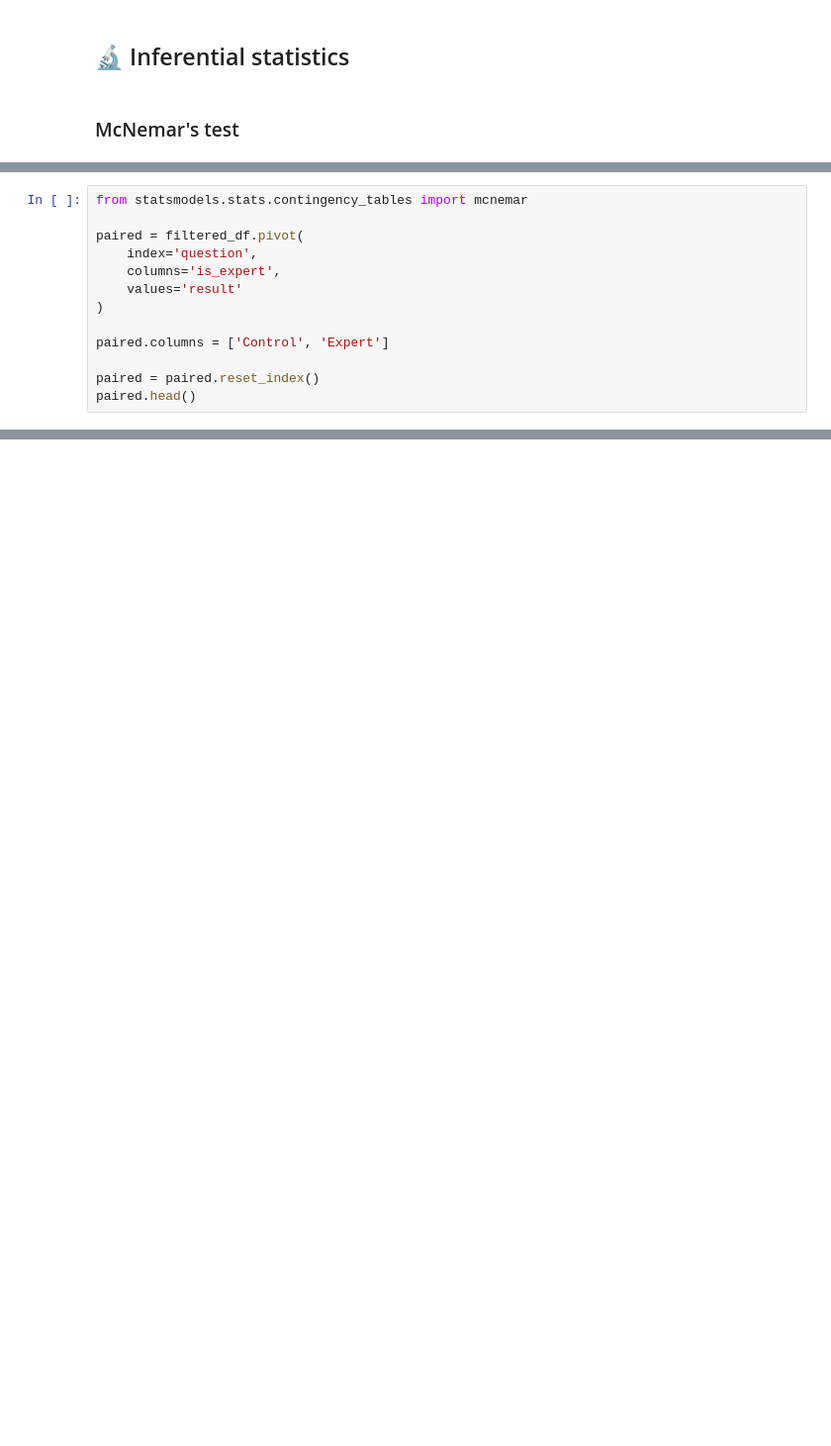
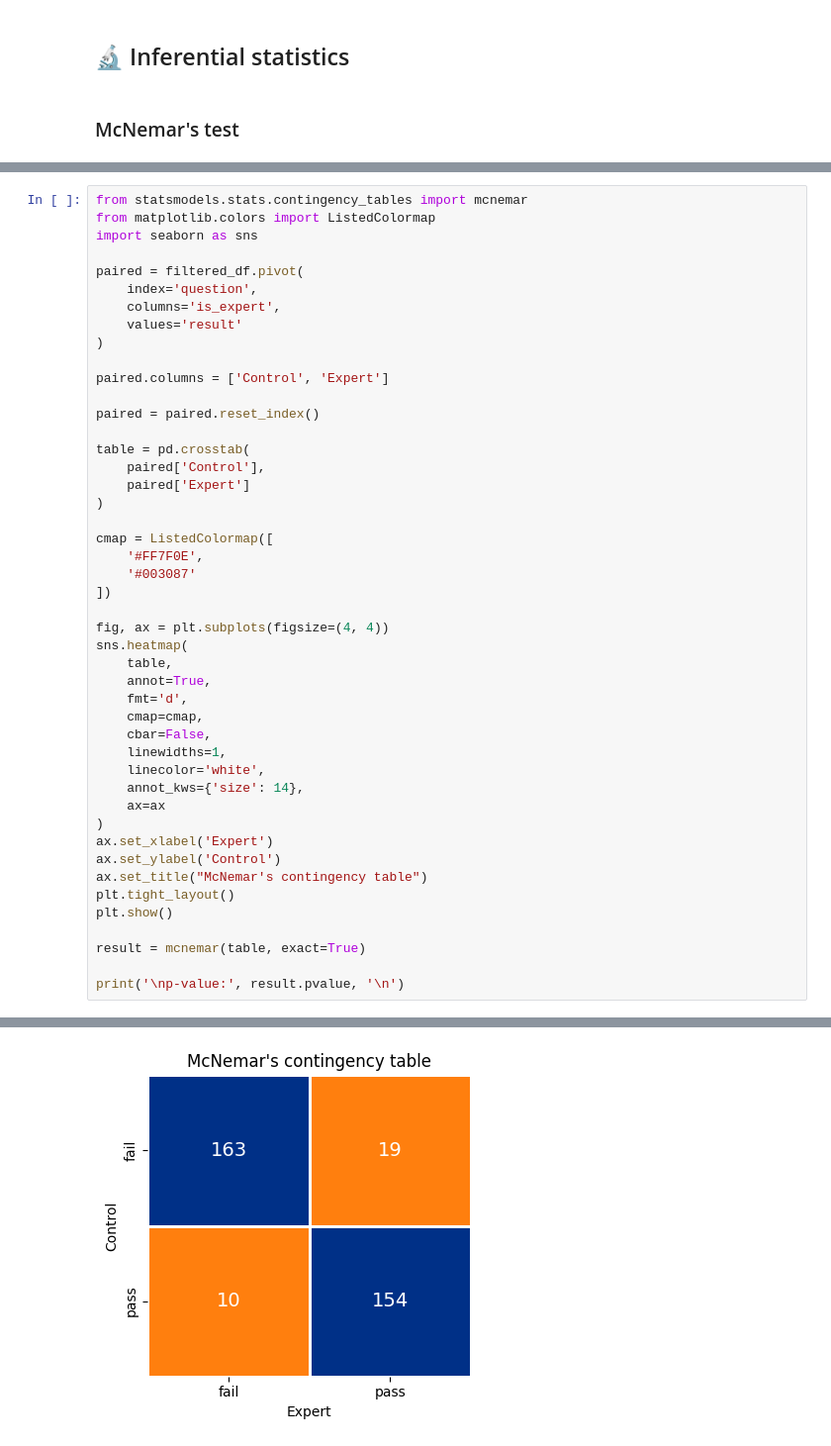
Before and after one commit to jcarterlab/expert-persona-eval, a Jupyter notebook: eval_analysis.ipynb, the cells around one changed output, grey strips where cells are left out. Shown at 99% size. Cells and saved outputs as stored; diff of their text form; blank space fills up the shorter version.

Commit message:
feat: add seaborn contingency table vizz to analysis notebook

```diff
--- a/eval_analysis.ipynb
+++ b/eval_analysis.ipynb
@@ -117,5 +119,7 @@ Expert pass rate: 50.0%
 # %%
 from statsmodels.stats.contingency_tables import mcnemar
+from matplotlib.colors import ListedColormap
+import seaborn as sns
 
 paired = filtered_df.pivot(
     index='question',
@@ -126,5 +130,36 @@ paired = filtered_df.pivot(
 paired.columns = ['Control', 'Expert']
 
 paired = paired.reset_index()
-paired.head()
+
+table = pd.crosstab(
+    paired['Control'],
+    paired['Expert']
+)
+
+cmap = ListedColormap([
+    '#FF7F0E',
+    '#003087'
+])
+
+fig, ax = plt.subplots(figsize=(4, 4))
+sns.heatmap(
+    table,
+    annot=True,
+    fmt='d',
+    cmap=cmap,
+    cbar=False,
+    linewidths=1,
+    linecolor='white',
+    annot_kws={'size': 14},
+    ax=ax
+)
+ax.set_xlabel('Expert')
+ax.set_ylabel('Control')
+ax.set_title("McNemar's contingency table")
+plt.tight_layout()
+plt.show()
+
+result = mcnemar(table, exact=True)
+
+print('\np-value:', result.pvalue, '\n')
 # %% [output]
@@ -136,0 +166 @@ paired.head()
+[figure, added]
```
Also changed, not shown: parts of 6 cells of this notebook, 1 other file.
